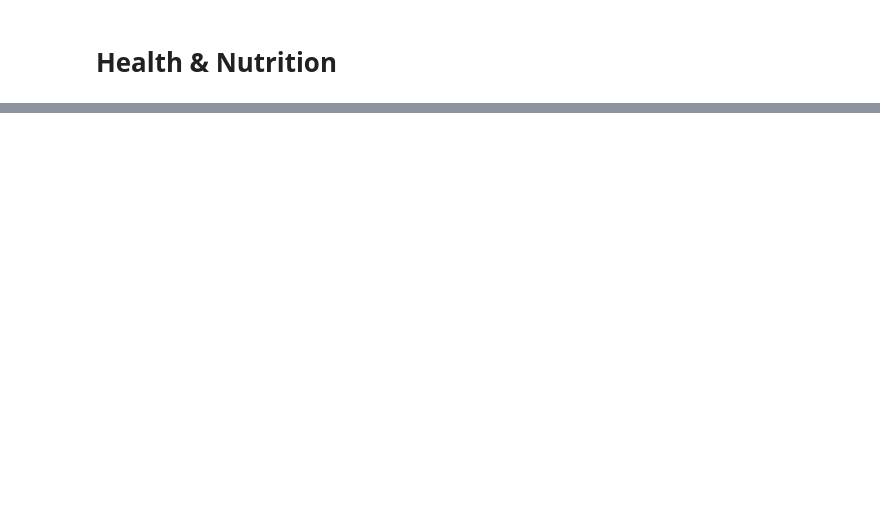
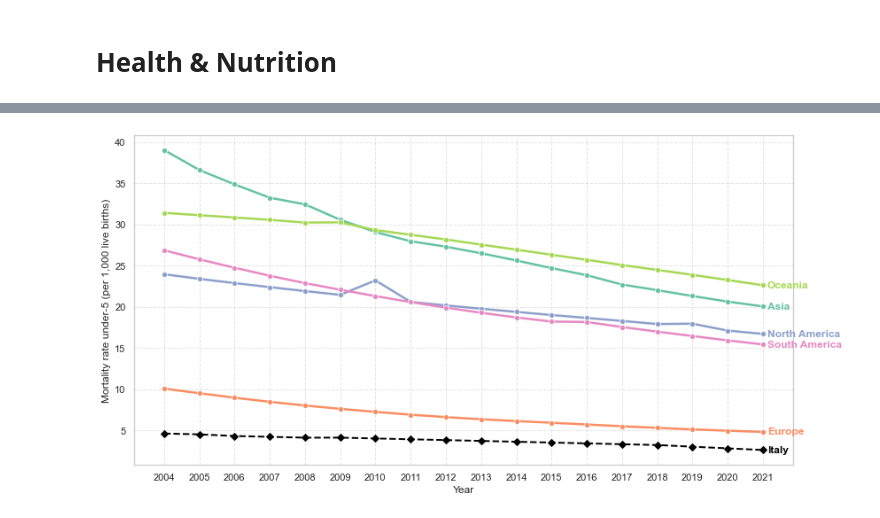
Before and after one commit to mariasilviapancione/data-storytelling-lab, a Jupyter notebook: Data Storytelling - Susy.ipynb, the cells around one changed output, grey strips where cells are left out. Drawn from its saved outputs; the diff is of its cells as text; code cells hidden in the pictures; blank space fills up the shorter version.

```diff
--- a/Data Storytelling - Susy.ipynb
+++ b/Data Storytelling - Susy.ipynb
@@ -136,0 +333,86 @@ Start from Cause of death, by communicable diseases and maternal, prenatal and n
+# %%
+# Assuming df_mortupd, df_no_africa are already defined
+italy_df = df_mortupd[df_mortupd['Country Name'] == 'Italy']
+
+plt.figure(figsize=(12, 6))
+
+# Plot continent averages (without Africa)
+ax = sns.lineplot(
+    data=df_no_africa,
+    x='Year',
+    y='Mortality rate, under-5 (per 1,000 live births)',
+    hue='Continent',
+    marker='o',
+    linewidth=2.5,
+    palette='Set2',
+    ci=None,
+    legend=False  # Remove default legend
+)
+
+# Add Italy
+plt.plot(
+    italy_df['Year'],
+    italy_df['Mortality rate, under-5 (per 1,000 live births)'],
+    color='black',
+    marker='D',
+    linestyle='--',
+    linewidth=2
+)
+
+# Set full years as ticks
+years = np.arange(2004, 2022)
+plt.xticks(ticks=years, rotation=0)
+
+# Labels and title
+plt.ylabel('Mortality rate under-5 (per 1,000 live births)')
+plt.xlabel('Year')
+plt.grid(True, linestyle='--', alpha=0.5)
+
+# Get the lines and their associated continents
+lines = ax.get_lines()
+continents = df_no_africa['Continent'].unique()
+
+# Add direct labels to each continental line at the end of the line
+for i, continent in enumerate(continents):
+    line = lines[i]
+    xdata = line.get_xdata()
+    ydata = line.get_ydata()
+
+    # Get the last valid data point
+    last_valid_idx = -1
+    while np.isnan(ydata[last_valid_idx]) and abs(last_valid_idx) < len(ydata):
+        last_valid_idx -= 1
+
+    x = xdata[last_valid_idx]
+    y = ydata[last_valid_idx]
+
+    # Add text right after the last point
+    plt.annotate(
+        continent,
+        xy=(x, y),
+        xytext=(5, 0),
+        textcoords='offset points',
+        ha='left',
+        va='center',
+        color=line.get_color(),
+        fontweight='bold'
+    )
+
+# Add label for Italy at the end of its line
+italy_x = italy_df['Year'].iloc[-1]
+italy_y = italy_df['Mortality rate, under-5 (per 1,000 live births)'].iloc[-1]
+plt.annotate(
+    'Italy',
+    xy=(italy_x, italy_y),
+    xytext=(5, 0),
+    textcoords='offset points',
+    ha='left',
+    va='center',
+    color='black',
+    fontweight='bold'
+)
+
+plt.tight_layout()
+plt.show()
+# %% [output]
+[figure, added]
```
Also changed, not shown: parts of 33 cells of this notebook.
